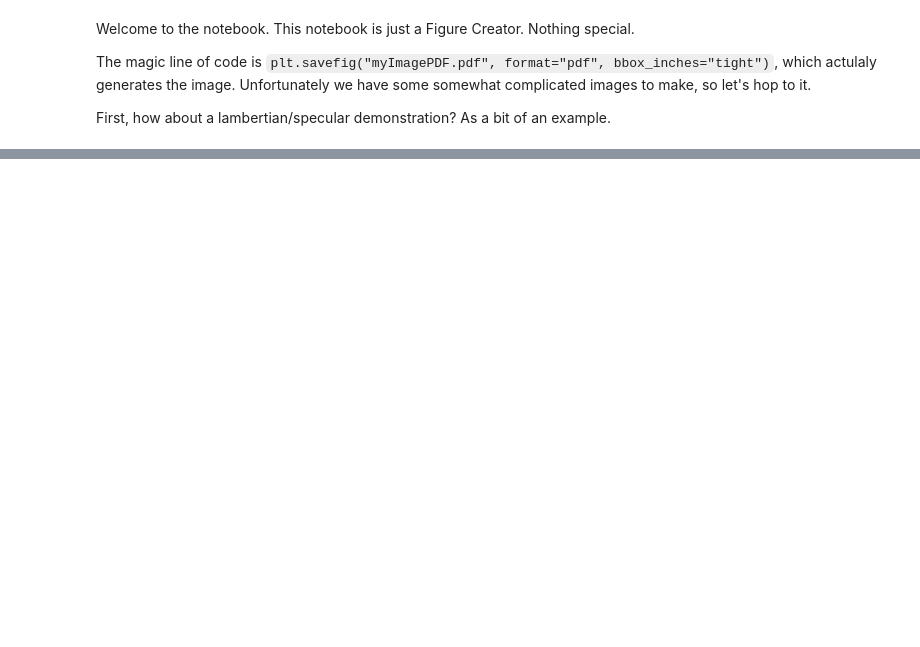
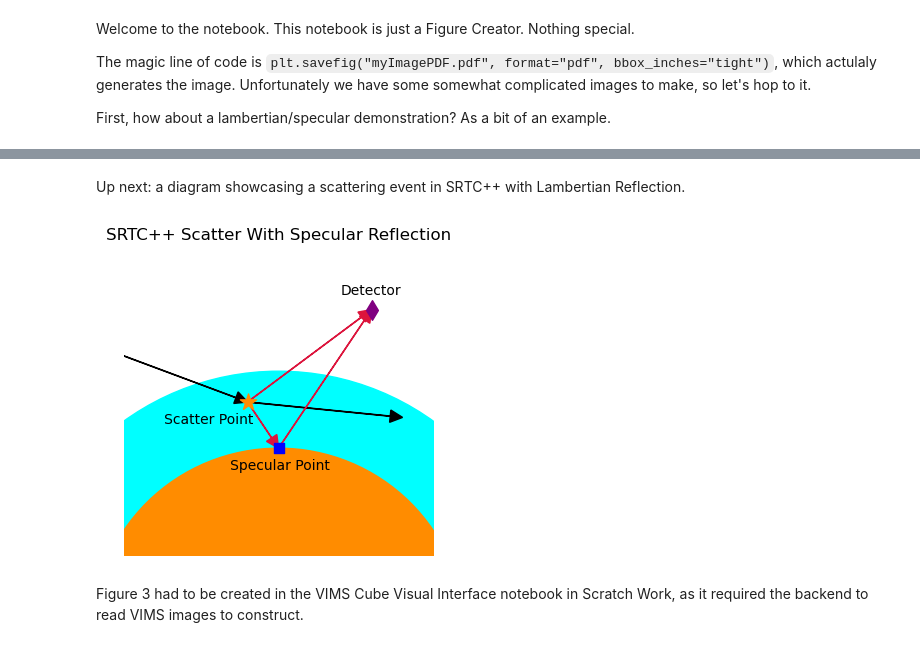
Before and after one commit to GMBlackjack/GMsNotes, a Jupyter notebook: MY PAPERS/LaTeX - Validating a Titan Atmosphere Model Simulation with Specular Reflection Against Known Methane Lakes/FigureCreator.ipynb, the cells around one changed output, grey strips where cells are left out. Saved outputs shown, nothing was run; the diff lists cells and outputs as text; code cells hidden in the pictures; blank space fills up the shorter version.

```diff
--- a/MY PAPERS/LaTeX - Validating a Titan Atmosphere Model Simulation with Specular Reflection Against Known Methane Lakes/FigureCreator.ipynb
+++ b/MY PAPERS/LaTeX - Validating a Titan Atmosphere Model Simulation with Specular Reflection Against Known Methane Lakes/FigureCreator.ipynb
@@ -20,0 +60,46 @@ plt.show()
+# %% [markdown]
+Up next: a diagram showcasing a scattering event in SRTC++ with Lambertian Reflection.
+# %%
+import matplotlib.pyplot as plt
+import numpy as np
+fig, ax = plt.subplots(figsize = (4,4))
+
+#First, we need to create Titan and Titan's Atmosphere.
+#This will involve circles.
+atmo = plt.Circle((0.5,-0.25),0.85,color="cyan")
+titan = plt.Circle((0.5,-0.25),0.6,color="darkorange")
+ax.add_patch(atmo)
+ax.add_patch(titan)
+
+#While it doesn't make logical sense to add the arrows first, we need them under the points
+#So deal with it.
+ax.arrow(0,0.65,0.4,-0.15,head_width=0.04,head_length=0.04,length_includes_head=True, color='k')
+ax.arrow(0.4,0.5,0.1,-0.15,head_width=0.04,head_length=0.04,length_includes_head=True, color='crimson')
+ax.arrow(0.4,0.5,0.4,0.3,head_width=0.04,head_length=0.04,length_includes_head=True, color='crimson')
+ax.arrow(0.4,0.5,0.5,-.05,head_width=0.04,head_length=0.04,length_includes_head=True, color='k')
+ax.arrow(0.5,0.35,0.3,0.45,head_width=0.04,head_length=0.04,length_includes_head=True, color='crimson')
+
+#add various points we need: specular point, scatter point, and detector.
+ax.scatter(0.5,0.35,marker="s",color="blue",s=50)
+ax.scatter(0.4,0.5,marker="*", color="darkorange",s=150)
+ax.scatter(0.8,0.8,marker="d",color="purple",s=100)
+
+#Now some labels might be helpful
+ax.text(0.3,0.28, "   Specular Point")
+ax.text(0.09,0.43, "   Scatter Point")
+ax.text(0.7,0.85, "Detector")
+
+ax.axis('off') #remove border and ticks.
+ax.set(title = "SRTC++ Scatter With Specular Reflection")
+ax.set_ylim([0,1])
+ax.set_xlim([0,1])
+
+
+#The save-as-pdf function.
+plt.savefig("SRTCSpec.pdf", format="pdf")
+
+plt.show()
+# %% [output]
+[figure, added]
+# %% [markdown]
+Figure 3 had to be created in the VIMS Cube Visual Interface notebook in Scratch Work, as it required the backend to read VIMS images to construct.
```
Also changed, not shown: parts of 1 cell of this notebook, 13 other files.
